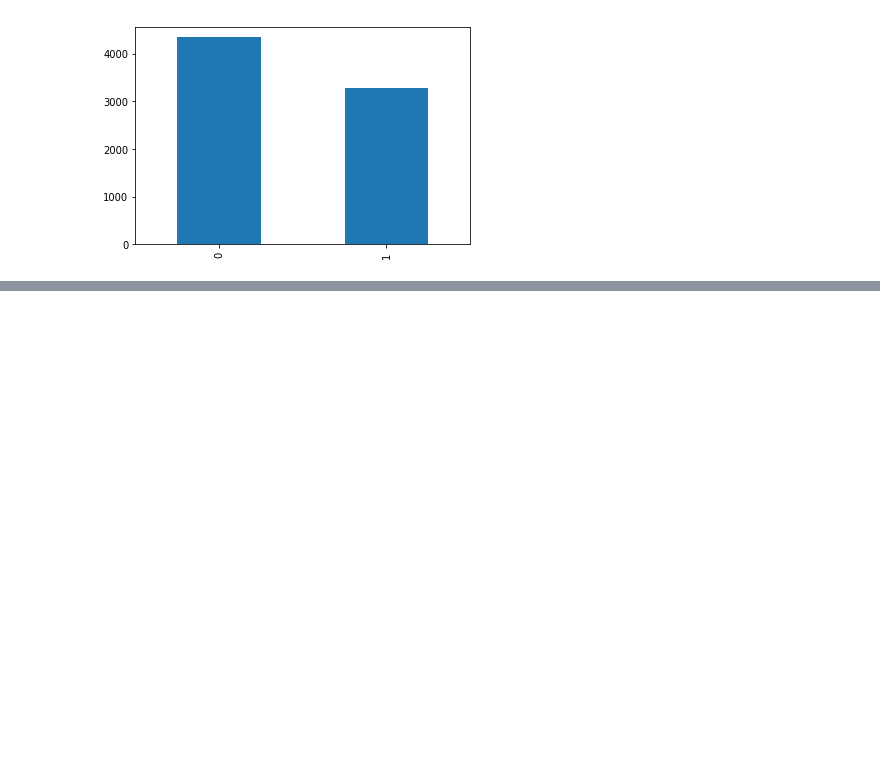
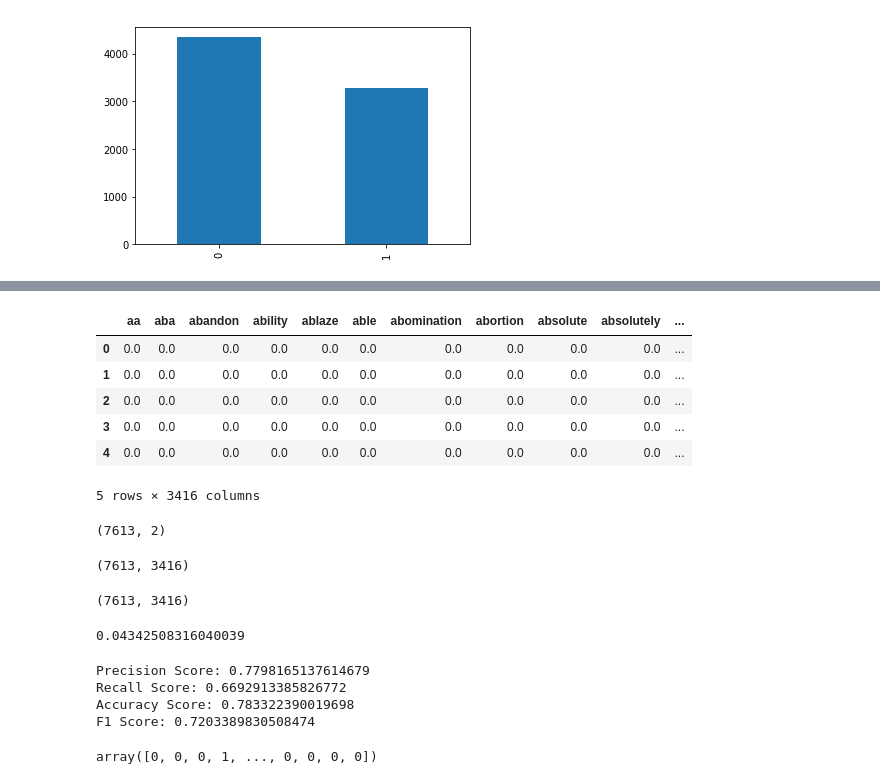
Before and after one commit to augustinechang1/disaster_npl_prediction, a Jupyter notebook: Exploratory Data Analysis.ipynb, the cells around one changed output, grey strips where cells are left out. Saved outputs shown, nothing was run; the diff lists cells and outputs as text; code cells hidden in the pictures; blank space fills up the shorter version.

```diff
--- a/Exploratory Data Analysis.ipynb
+++ b/Exploratory Data Analysis.ipynb
@@ -92,0 +211,19 @@ train_df_bert.to_csv(path + 'train.tsv', sep='\t', index=False, header=False)
+# %%
+relevant_df = pd.DataFrame(relevant).transpose()
+relevant_df.head()
+# %% [output]
+|  | aa | aba | abandon | ability | ablaze | able | abomination | abortion | absolute | absolutely | ... |
+| 0 | 0.0 | 0.0 | 0.0 | 0.0 | 0.0 | 0.0 | 0.0 | 0.0 | 0.0 | 0.0 | ... |
+| 1 | 0.0 | 0.0 | 0.0 | 0.0 | 0.0 | 0.0 | 0.0 | 0.0 | 0.0 | 0.0 | ... |
+| 2 | 0.0 | 0.0 | 0.0 | 0.0 | 0.0 | 0.0 | 0.0 | 0.0 | 0.0 | 0.0 | ... |
+| 3 | 0.0 | 0.0 | 0.0 | 0.0 | 0.0 | 0.0 | 0.0 | 0.0 | 0.0 | 0.0 | ... |
+| 4 | 0.0 | 0.0 | 0.0 | 0.0 | 0.0 | 0.0 | 0.0 | 0.0 | 0.0 | 0.0 | ... |
+5 rows × 3416 columns
+# %%
+train.shape
+# %% [output]
+(7613, 2)
+# %%
+relevant_df.shape
+# %% [output]
+(7613, 3416)
@@ -92,0 +234,4 @@ train_df_bert.to_csv(path + 'train.tsv', sep='\t', index=False, header=False)
+# %%
+x.shape
+# %% [output]
+(7613, 3416)
@@ -92,0 +251,20 @@ train_df_bert.to_csv(path + 'train.tsv', sep='\t', index=False, header=False)
+# %%
+start = time.time()
+mnb = MultinomialNB()
+mnb.fit(x_train, y_train)
+mnb_runtime = time.time() - start
+mnb_runtime
+# %% [output]
+0.04342508316040039
+# %%
+mnb_pred = mnb.predict(x_test)
+print_metrics(y_test, mnb_pred)
+# %% [output]
+Precision Score: 0.7798165137614679
+Recall Score: 0.6692913385826772
+Accuracy Score: 0.783322390019698
+F1 Score: 0.7203389830508474
+# %%
+mnb_pred
+# %% [output]
+array([0, 0, 0, 1, ..., 0, 0, 0, 0])
```
Also changed, not shown: parts of 29 cells of this notebook.
